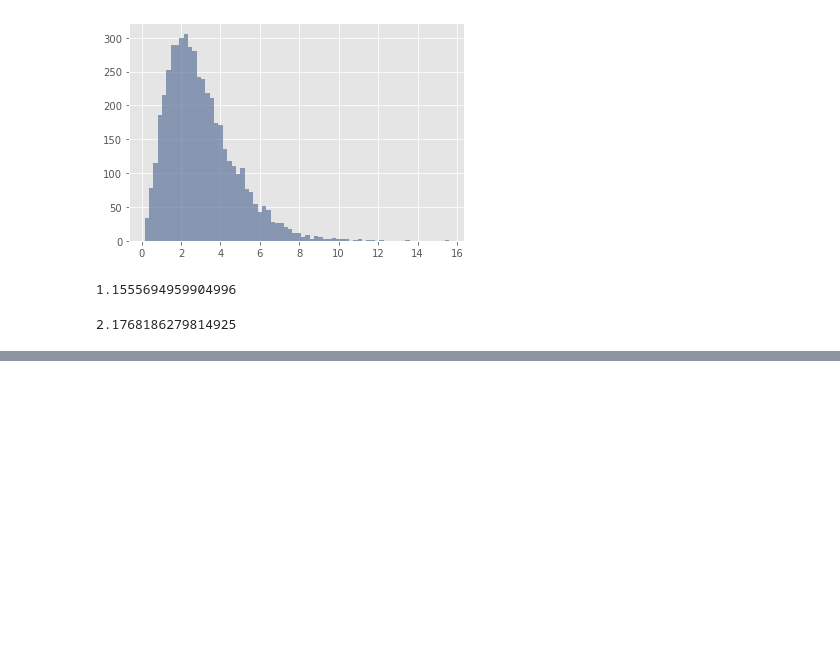
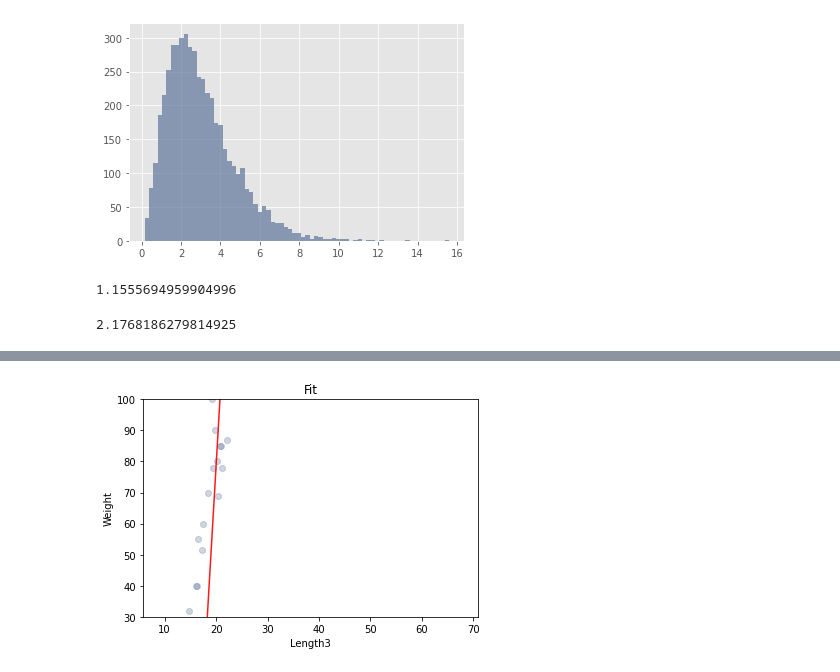
Before and after one commit to billywalker182/DataScience, a Jupyter notebook: DS 2021/WEEK1/Statistics Fundamentals/Fundamentos Estadisticos.ipynb, the cells around one changed output, grey strips where cells are left out. Drawn from its saved outputs; the diff is of its cells as text; code cells hidden in the pictures; blank space fills up the shorter version.

```diff
--- a/DS 2021/WEEK1/Statistics Fundamentals/Fundamentos Estadisticos.ipynb
+++ b/DS 2021/WEEK1/Statistics Fundamentals/Fundamentos Estadisticos.ipynb
@@ -280,0 +317,6 @@ stats.kurtosis(x)
+# %%
+import statsmodels.formula.api as smf
+import statsmodels.api as sm
+
+df = pd.read_csv('Fish.csv')
+df.head()
@@ -280,0 +344,3 @@ stats.kurtosis(x)
+# %%
+est = smf.ols(formula='Weight ~ Length3', data=df).fit()
+est.summary()
@@ -280,0 +379,18 @@ stats.kurtosis(x)
+# %%
+y = df.Weight
+X = df.Length3
+X = sm.add_constant(X)
+
+X_1 = pd.DataFrame({'Length3': np.linspace(X.Length3.min(), X.Length3.max(), 100)})
+X_1 = sm.add_constant(X_1)
+
+y_reg = est.predict(X_1)
+
+plt.scatter(X.Length3, y, alpha=0.3)
+plt.ylim(30, 100)
+plt.xlabel("Length3")
+plt.ylabel("Weight")
+plt.title("Fit")
+reg = plt.plot(X_1.Length3, y_reg, 'r', alpha=0.9)
+# %% [output]
+[figure, added]
```
Also changed, not shown: parts of 34 cells of this notebook, 5 other files.
